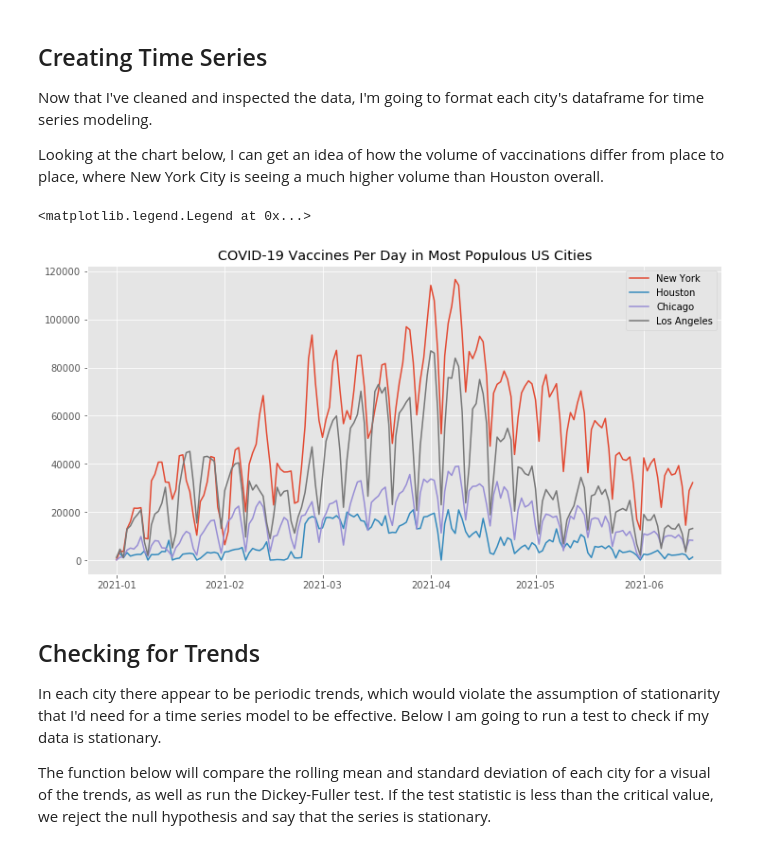
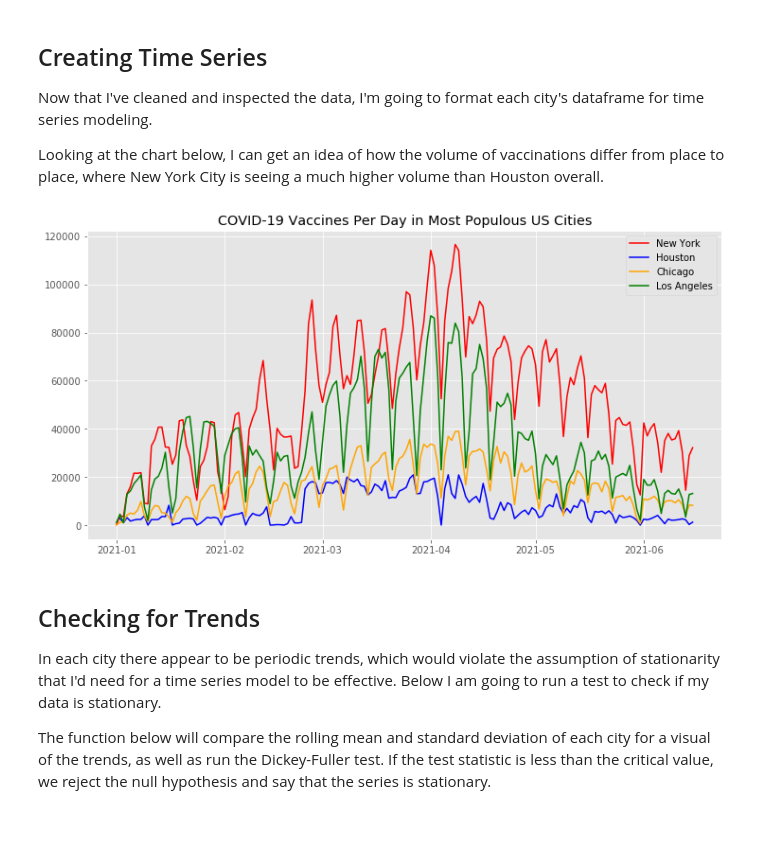
Before and after one commit to christisarv/2021-covid-vaccine-analysis, a Jupyter notebook: Vaccinantion Records Analysis.ipynb, the cells around one changed output. Cells and saved outputs as stored; diff of their text form; code cells hidden in the pictures.

```diff
--- a/Vaccinantion Records Analysis.ipynb
+++ b/Vaccinantion Records Analysis.ipynb
@@ -149,16 +147,15 @@ la_ts = la_format.set_index('date')['total_doses']
 hou_ts = hou_ts.dropna()
 # %%
 fig = plt.figure(figsize=(12,6))
-plt.plot(nyc_ts, label='New York')
-plt.plot(hou_ts, label='Houston')
-plt.plot(chi_ts, label='Chicago')
-plt.plot(la_ts, label='Los Angeles')
+plt.plot(nyc_ts, label='New York', color='red')
+plt.plot(hou_ts, label='Houston', color='blue')
+plt.plot(chi_ts, label='Chicago', color='orange')
+plt.plot(la_ts, label='Los Angeles', color='green')
 plt.title("COVID-19 Vaccines Per Day in Most Populous US Cities")
 plt.legend()
 # plt.savefig('Images/vaccines_per_day.png')
 # %% [output]
-<matplotlib.legend.Legend at 0x...>
-[figure, old version]
+[figure, new version]
 # %% [markdown]
 ## Checking for Trends
 
```
Also changed, not shown: parts of 6 cells of this notebook, 2 other files.
